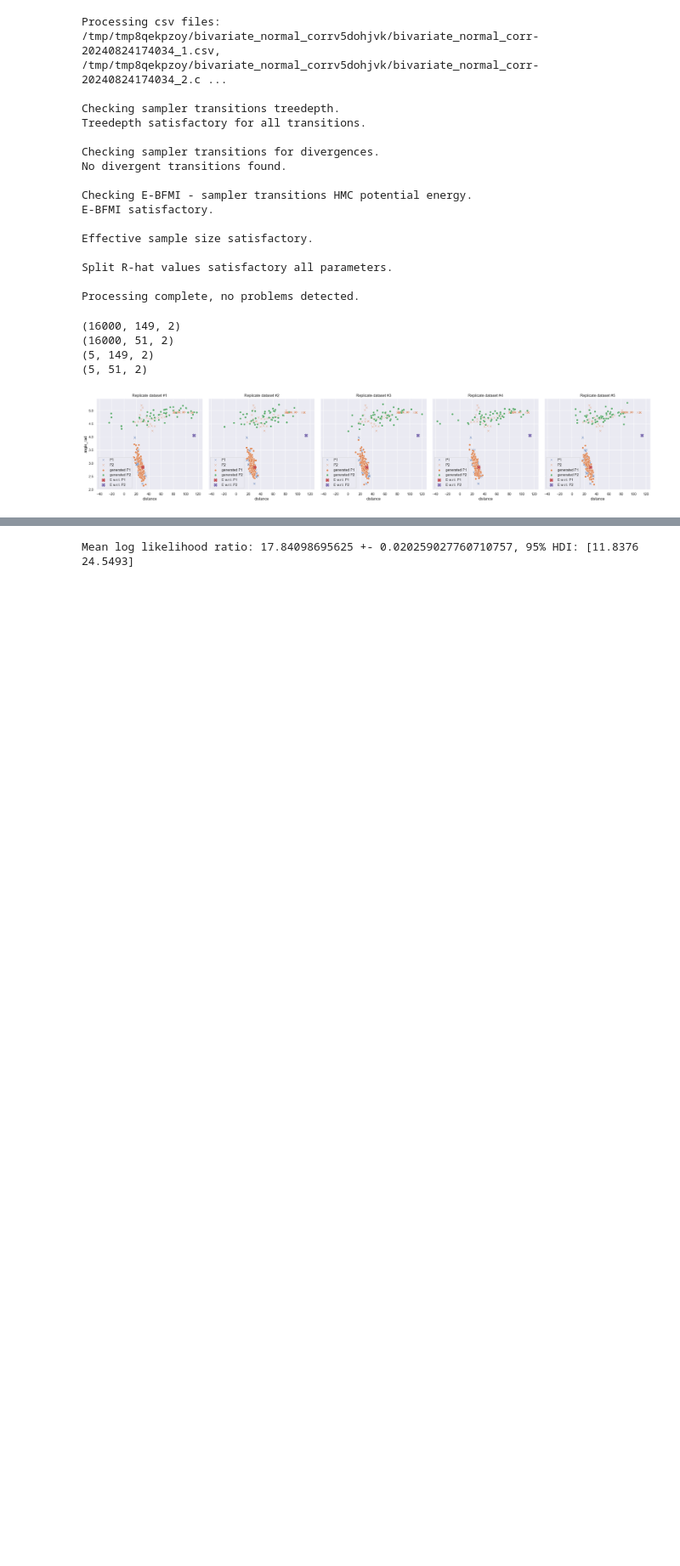
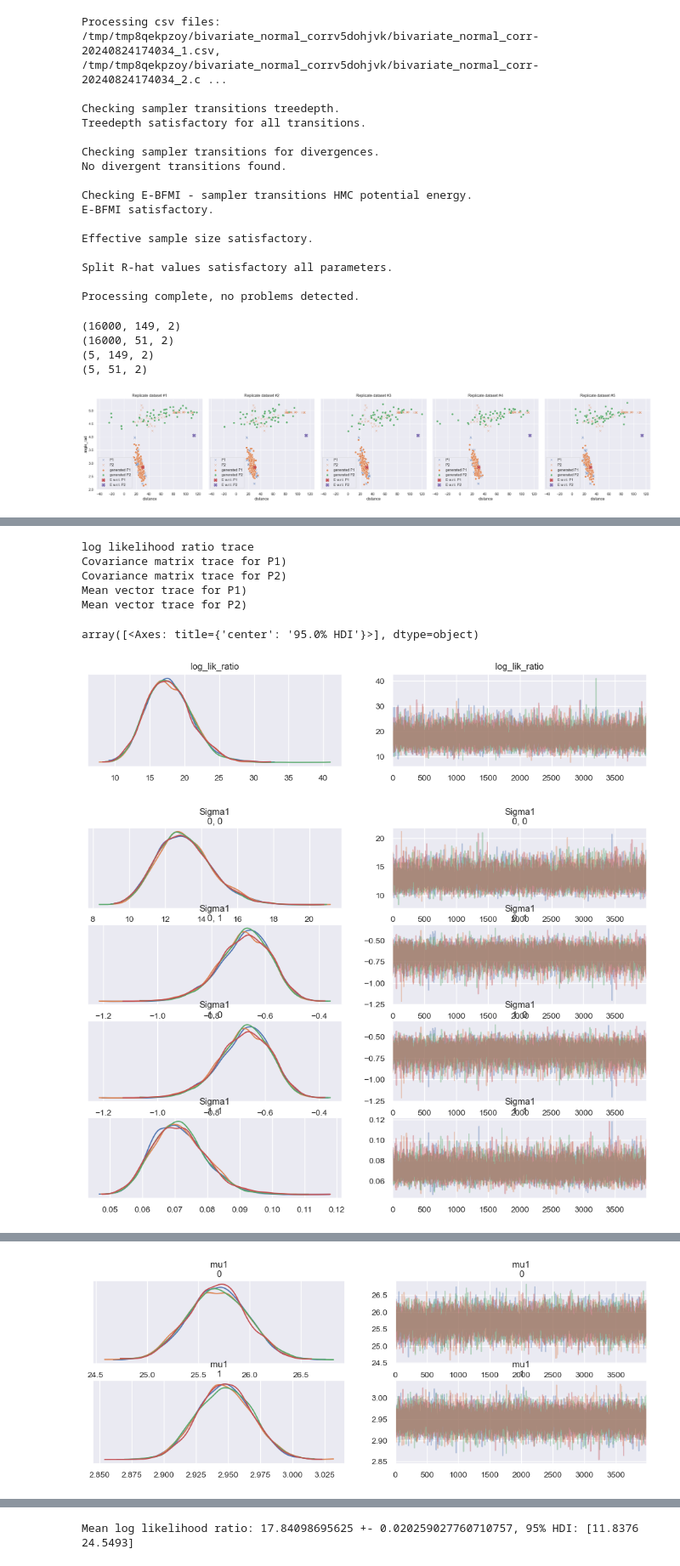
Before and after one commit to KlemenVovk/gps_evaluation, a Jupyter notebook: unil.ipynb, the cells around one changed output, grey strips where cells are left out. Shown at 85% size. Saved outputs shown, nothing was run; the diff lists cells and outputs as text; code cells hidden in the pictures; blank space fills up the shorter version.

```diff
--- a/unil.ipynb
+++ b/unil.ipynb
@@ -274,0 +271,22 @@ array([[<Axes: title={'center': 'Sigma1\n0, 0'}>,
+# %%
+print("log likelihood ratio trace")
+az.plot_trace(fit, compact=False, filter_vars="regex", var_names="log_lik_ratio")
+print("Covariance matrix trace for P1)")
+az.plot_trace(fit, compact=False, filter_vars="regex", var_names="^Sigma1")
+print("Covariance matrix trace for P2)")
+az.plot_trace(fit, compact=False, filter_vars="regex", var_names="^Sigma2")
+print("Mean vector trace for P1)")
+az.plot_trace(fit, compact=False, filter_vars="regex", var_names="^mu1")
+print("Mean vector trace for P2)")
+az.plot_trace(fit, compact=False, filter_vars="regex", var_names="^mu2")
+
+az.plot_forest(fit, var_names=["mu1", "mu2", "Sigma1", "Sigma2", "log_lik_ratio"], combined=True, hdi_prob=0.95)
+# %% [output]
+log likelihood ratio trace
+Covariance matrix trace for P1)
+Covariance matrix trace for P2)
+Mean vector trace for P1)
+Mean vector trace for P2)
+array([<Axes: title={'center': '95.0% HDI'}>], dtype=object)
+[figure, added]
+[figure, added]
@@ -274,0 +294 @@ array([[<Axes: title={'center': 'Sigma1\n0, 0'}>,
+[figure, added]
```
Also changed, not shown: parts of 3 cells of this notebook.
